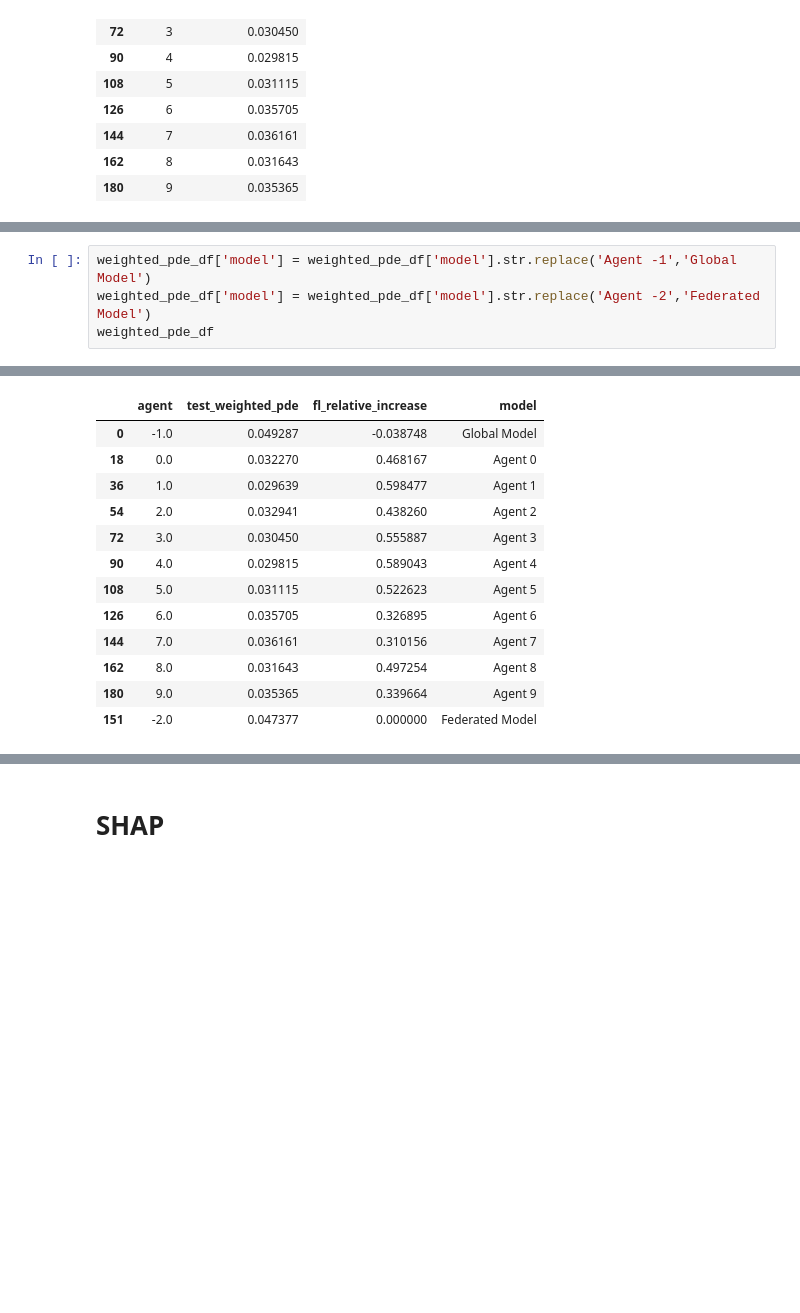
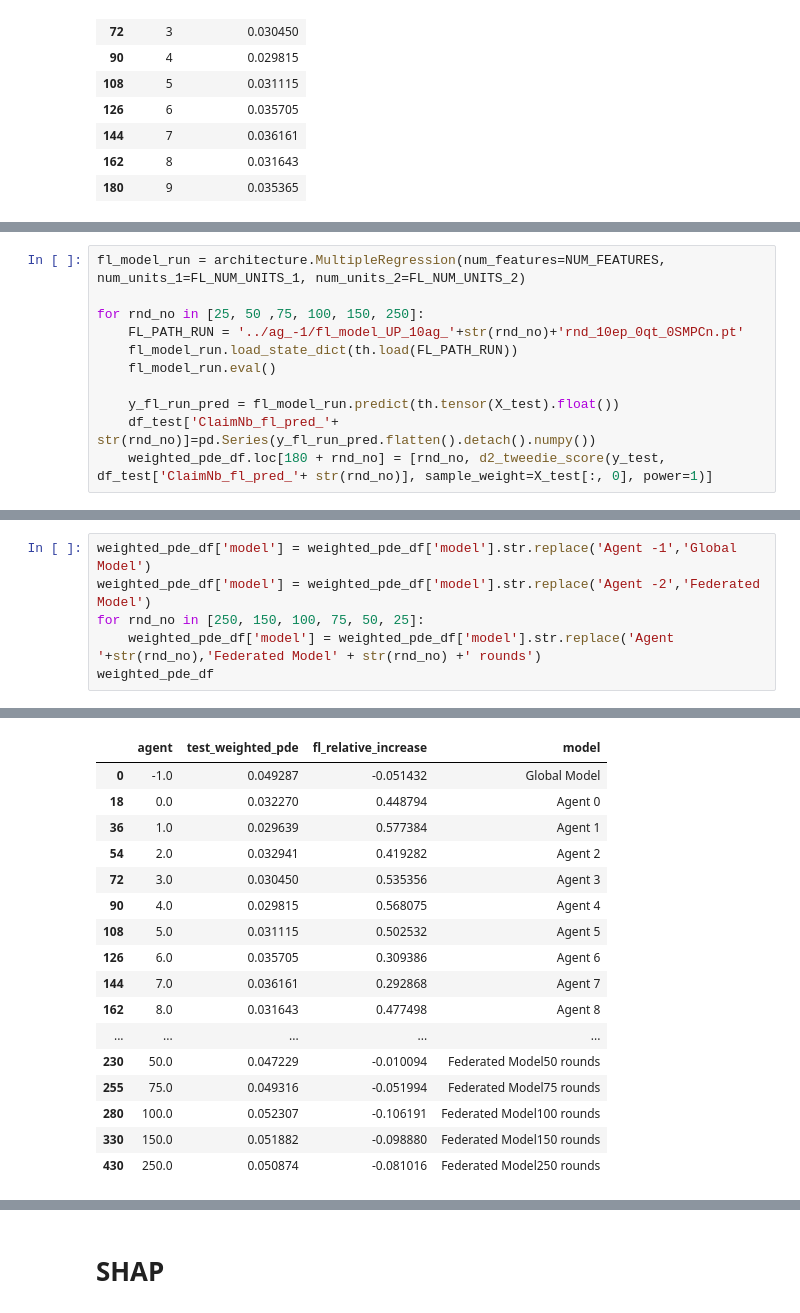
Before and after one commit to mw281685/IFoA-FL-WP, a Jupyter notebook: code/federated_learing_notebook_skorch n_jobs_ps_v8.4_graph.ipynb, the cells around one changed output, grey strips where cells are left out. Saved outputs shown, nothing was run; the diff lists cells and outputs as text; blank space fills up the shorter version.

```diff
--- a/code/federated_learing_notebook_skorch n_jobs_ps_v8.4_graph.ipynb
+++ b/code/federated_learing_notebook_skorch n_jobs_ps_v8.4_graph.ipynb
@@ -765,0 +768,11 @@ See the caveats in the documentation: https://pandas.pydata.org/pandas-docs/stab
+# %%
+fl_model_run = architecture.MultipleRegression(num_features=NUM_FEATURES, num_units_1=FL_NUM_UNITS_1, num_units_2=FL_NUM_UNITS_2)
+
+for rnd_no in [25, 50 ,75, 100, 150, 250]:
+    FL_PATH_RUN = '../ag_-1/fl_model_UP_10ag_'+str(rnd_no)+'rnd_10ep_0qt_0SMPCn.pt'
+    fl_model_run.load_state_dict(th.load(FL_PATH_RUN))
+    fl_model_run.eval()
+
+    y_fl_run_pred = fl_model_run.predict(th.tensor(X_test).float())
+    df_test['ClaimNb_fl_pred_'+ str(rnd_no)]=pd.Series(y_fl_run_pred.flatten().detach().numpy())
+    weighted_pde_df.loc[180 + rnd_no] = [rnd_no, d2_tweedie_score(y_test, df_test['ClaimNb_fl_pred_'+ str(rnd_no)], sample_weight=X_test[:, 0], power=1)]
@@ -808,6 +847,8 @@ See the caveats in the documentation: https://pandas.pydata.org/pandas-docs/stab
 # %%
 weighted_pde_df['model'] = weighted_pde_df['model'].str.replace('Agent -1','Global Model')
 weighted_pde_df['model'] = weighted_pde_df['model'].str.replace('Agent -2','Federated Model')
+for rnd_no in [250, 150, 100, 75, 50, 25]:
+    weighted_pde_df['model'] = weighted_pde_df['model'].str.replace('Agent '+str(rnd_no),'Federated Model' + str(rnd_no) +' rounds')
 weighted_pde_df
 # %% [output]
 A value is trying to be set on a copy of a slice from a DataFrame.
@@ -822,16 +868,20 @@ See the caveats in the documentation: https://pandas.pydata.org/pandas-docs/stab
 |  | agent | test_weighted_pde | fl_relative_increase | model |
-| 0 | -1.0 | 0.049287 | -0.038748 | Global Model |
-| 18 | 0.0 | 0.032270 | 0.468167 | Agent 0 |
-| 36 | 1.0 | 0.029639 | 0.598477 | Agent 1 |
-| 54 | 2.0 | 0.032941 | 0.438260 | Agent 2 |
-| 72 | 3.0 | 0.030450 | 0.555887 | Agent 3 |
-| 90 | 4.0 | 0.029815 | 0.589043 | Agent 4 |
-| 108 | 5.0 | 0.031115 | 0.522623 | Agent 5 |
-| 126 | 6.0 | 0.035705 | 0.326895 | Agent 6 |
-| 144 | 7.0 | 0.036161 | 0.310156 | Agent 7 |
-| 162 | 8.0 | 0.031643 | 0.497254 | Agent 8 |
-| 180 | 9.0 | 0.035365 | 0.339664 | Agent 9 |
-| 151 | -2.0 | 0.047377 | 0.000000 | Federated Model |
+| 0 | -1.0 | 0.049287 | -0.051432 | Global Model |
+| 18 | 0.0 | 0.032270 | 0.448794 | Agent 0 |
+| 36 | 1.0 | 0.029639 | 0.577384 | Agent 1 |
+| 54 | 2.0 | 0.032941 | 0.419282 | Agent 2 |
+| 72 | 3.0 | 0.030450 | 0.535356 | Agent 3 |
+| 90 | 4.0 | 0.029815 | 0.568075 | Agent 4 |
+| 108 | 5.0 | 0.031115 | 0.502532 | Agent 5 |
+| 126 | 6.0 | 0.035705 | 0.309386 | Agent 6 |
+| 144 | 7.0 | 0.036161 | 0.292868 | Agent 7 |
+| 162 | 8.0 | 0.031643 | 0.477498 | Agent 8 |
+| ... | ... | ... | ... | ... |
+| 230 | 50.0 | 0.047229 | -0.010094 | Federated Model50 rounds |
+| 255 | 75.0 | 0.049316 | -0.051994 | Federated Model75 rounds |
+| 280 | 100.0 | 0.052307 | -0.106191 | Federated Model100 rounds |
+| 330 | 150.0 | 0.051882 | -0.098880 | Federated Model150 rounds |
+| 430 | 250.0 | 0.050874 | -0.081016 | Federated Model250 rounds |
 # %%
 fig, ax = plt.subplots(figsize=(12,10))
 
```
Also changed, not shown: parts of 11 cells of this notebook, 12 other files.
